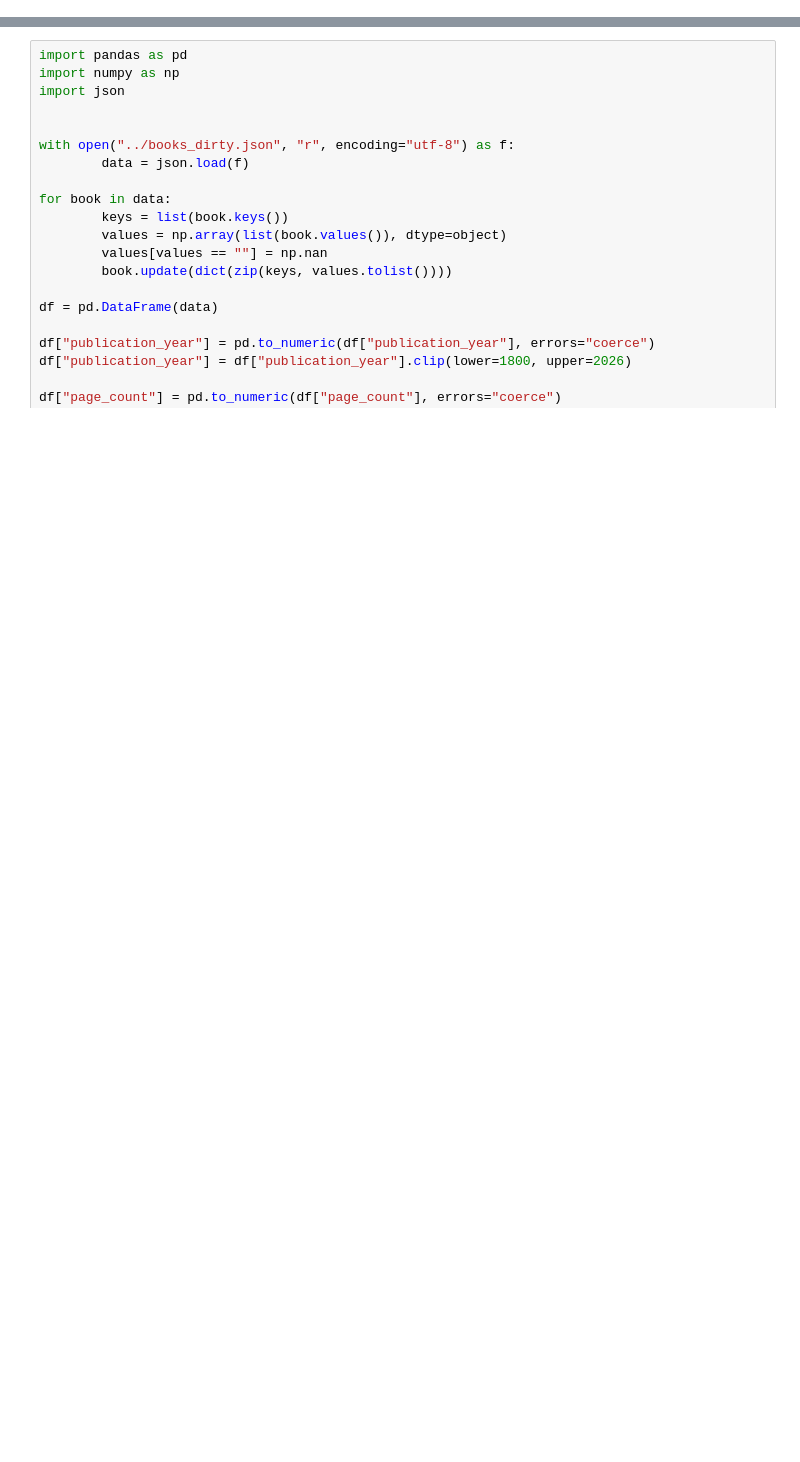
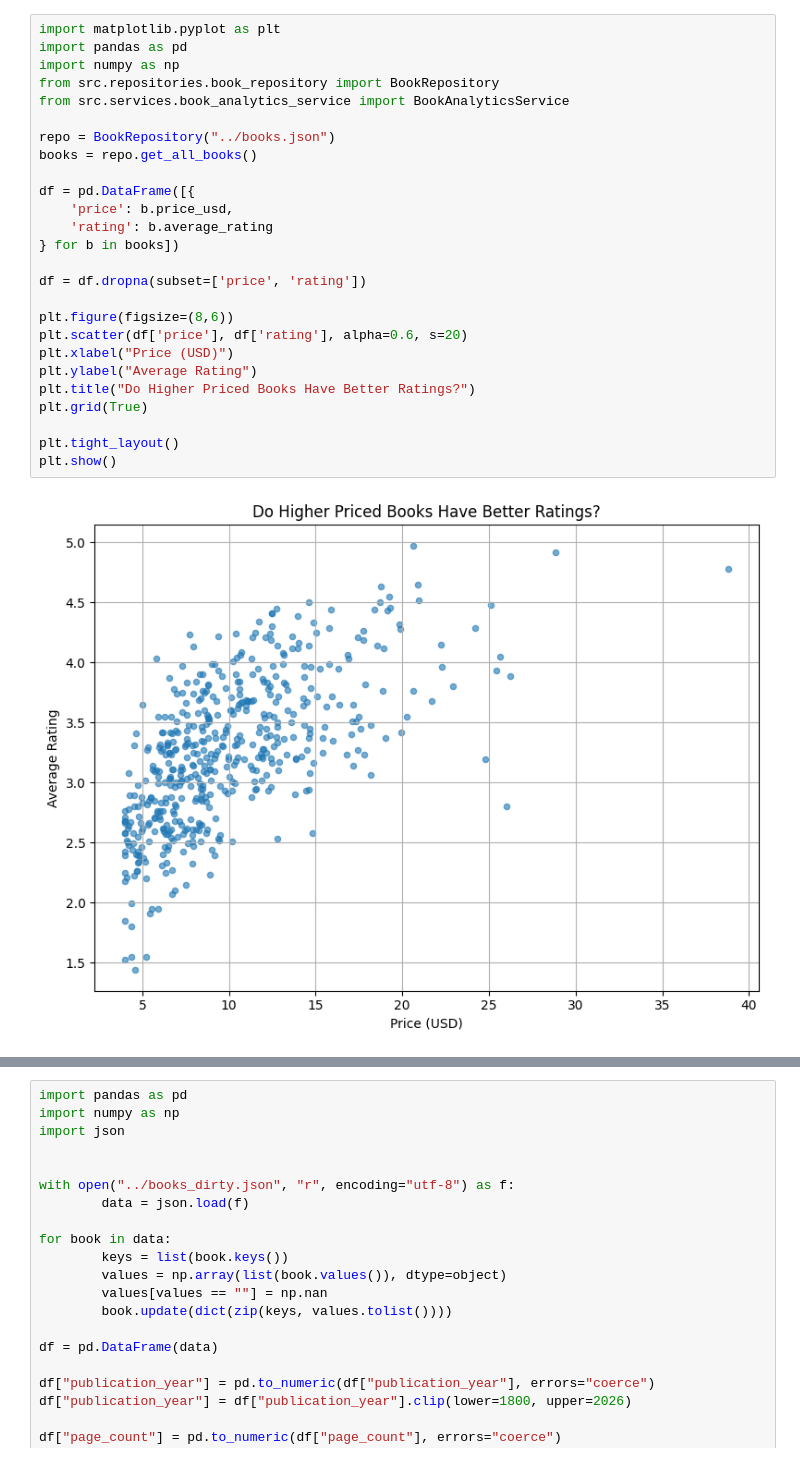
Before and after one commit to n-hussain/Revature_Project_One, a Jupyter notebook: notebook/notes.ipynb, the cells around one changed output, grey strips where cells are left out. Drawn from its saved outputs; the diff is of its cells as text; blank space fills up the shorter version.

```diff
--- a/notebook/notes.ipynb
+++ b/notebook/notes.ipynb
@@ -0,0 +79,28 @@
+# %%
+import matplotlib.pyplot as plt
+import pandas as pd
+import numpy as np
+from src.repositories.book_repository import BookRepository
+from src.services.book_analytics_service import BookAnalyticsService
+
+repo = BookRepository("../books.json")
+books = repo.get_all_books()
+
+df = pd.DataFrame([{
+    'price': b.price_usd,
+    'rating': b.average_rating
+} for b in books])
+
+df = df.dropna(subset=['price', 'rating'])
+
+plt.figure(figsize=(8,6))
+plt.scatter(df['price'], df['rating'], alpha=0.6, s=20)
+plt.xlabel("Price (USD)")
+plt.ylabel("Average Rating")
+plt.title("Do Higher Priced Books Have Better Ratings?")
+plt.grid(True)
+
+plt.tight_layout()
+plt.show()
+# %% [output]
+[figure, added]
```
Also changed, not shown: parts of 7 cells of this notebook, 14 other files.
